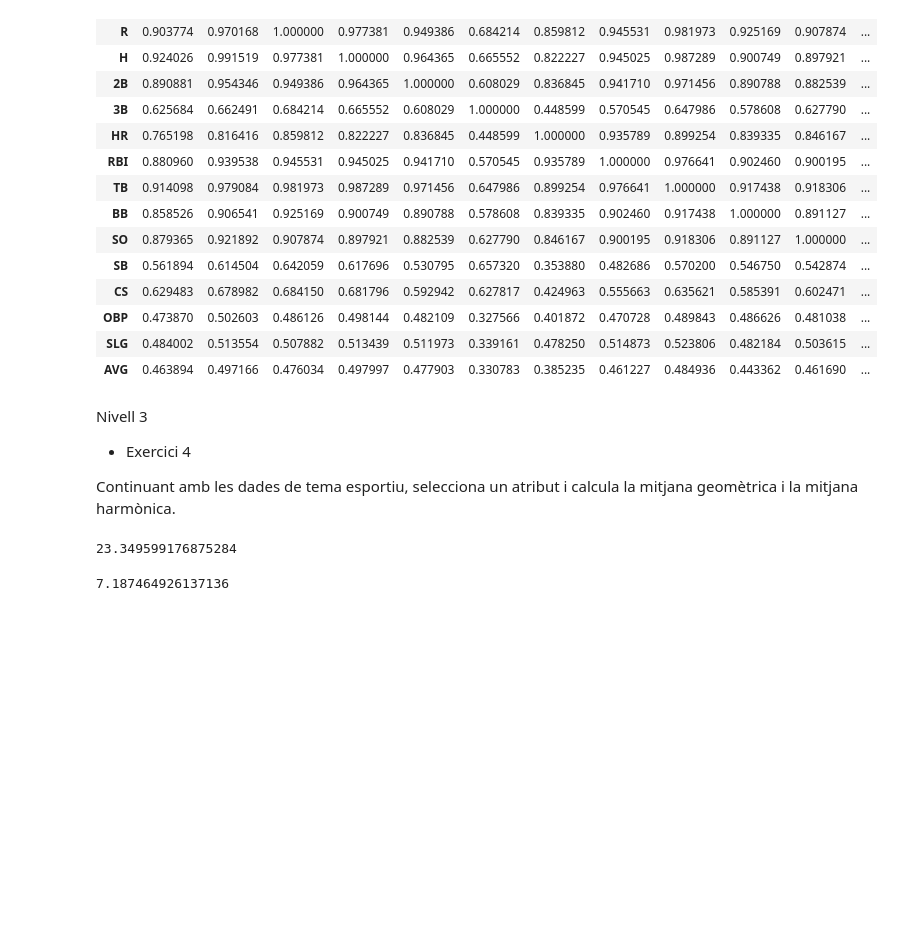
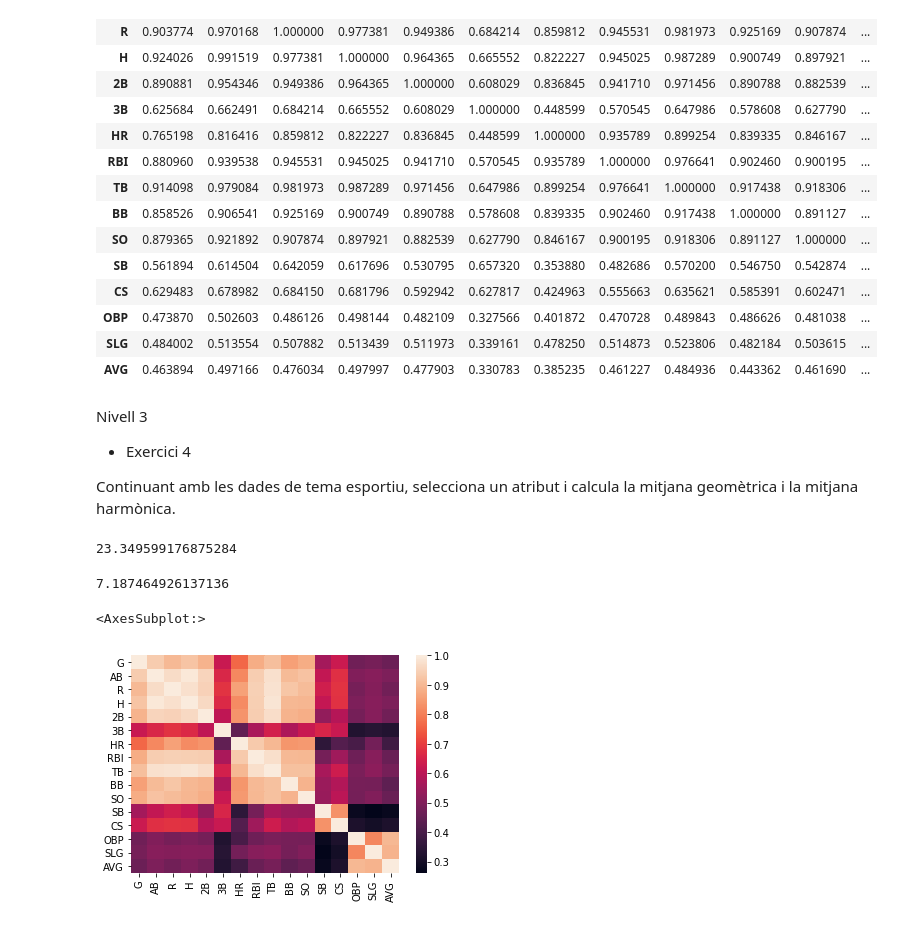
Before and after one commit to losds/Statistics, a Jupyter notebook: Statistics .ipynb, the cells around one changed output. Cells and saved outputs as stored; diff of their text form; code cells hidden in the pictures; blank space fills up the shorter version.

```diff
--- a/Statistics .ipynb
+++ b/Statistics .ipynb
@@ -107,3 +107,13 @@ harmonicMean=hmean(dfn.loc[:,'G'])
 harmonicMean
 # %% [output]
 7.187464926137136
+# %%
+import numpy as np
+import matplotlib.pyplot as plt
+corr = dfn.corr()
+
+# Draw the heatmap with the mask and correct aspect ratio
+sns.heatmap(corr)
+# %% [output]
+<AxesSubplot:>
+[figure, added]
```
